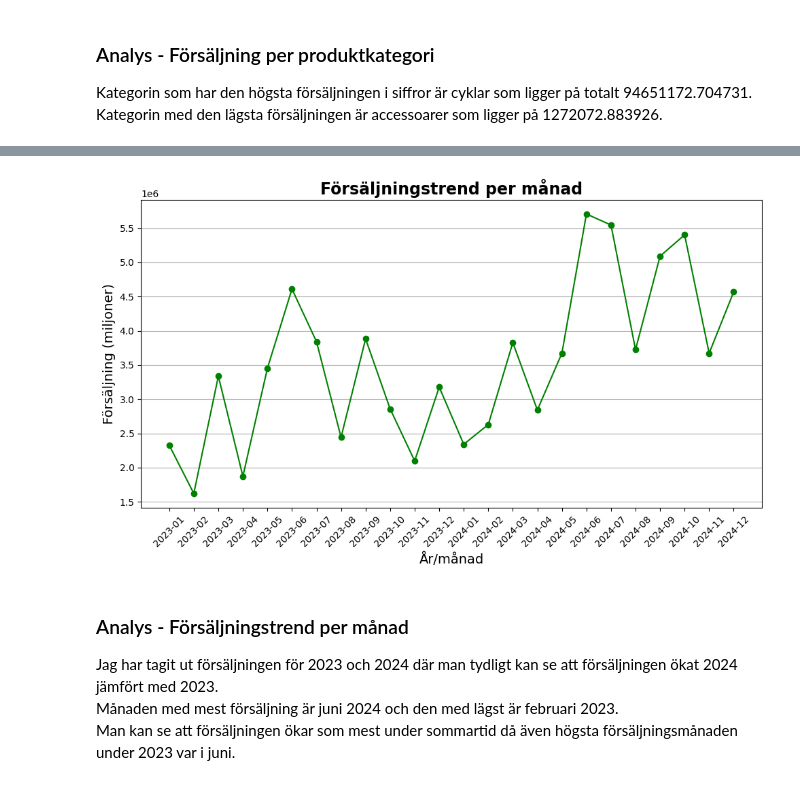
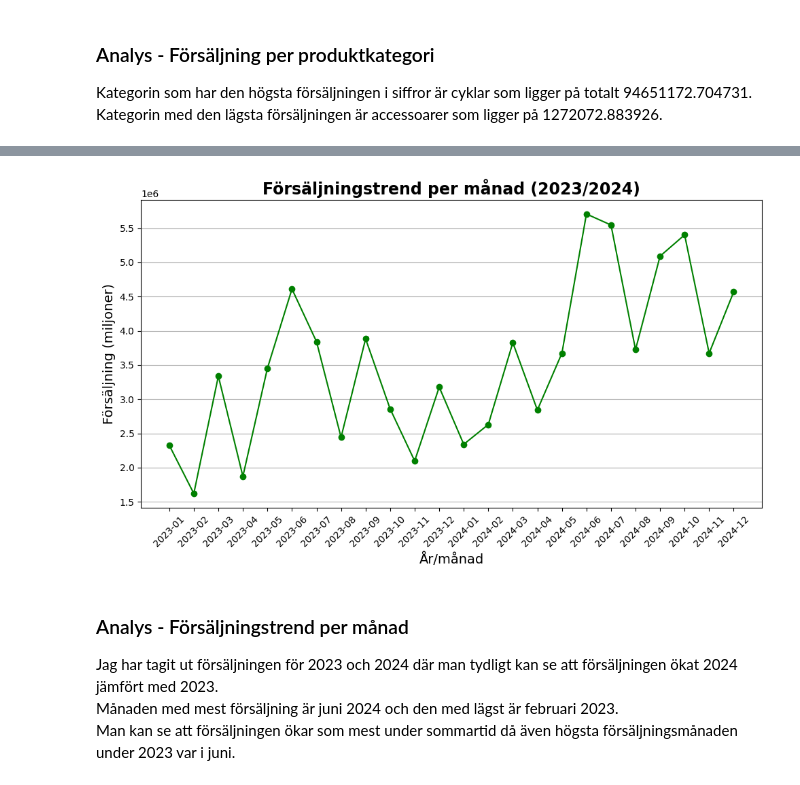
Before and after one commit to MagdalenaPersson/adventureworks-analys, a Jupyter notebook: notebooks/analys.ipynb, the cells around one changed output, grey strips where cells are left out. Saved outputs shown, nothing was run; the diff lists cells and outputs as text; code cells hidden in the pictures.

```diff
--- a/notebooks/analys.ipynb
+++ b/notebooks/analys.ipynb
@@ -173,28 +172,28 @@ Skapa Linjediagram (line plot)
 # %%
 query_vis3 = """
 SELECT
     FORMAT(OrderDate, 'yyyy-MM') AS YearMonth,
     SUM(TotalDue) AS TotalSales
 FROM Sales.SalesOrderHeader
 WHERE OrderDate >= '2023-01-01'
 AND OrderDate < '2025-01-01'
 GROUP BY FORMAT(OrderDate, 'yyyy-MM')
 ORDER BY YearMonth ASC;
 """
 
 df_vis3 = query_df(query_vis3)
 
 fig, ax = plt.subplots(figsize=(10,6))
 plot = ax.plot(df_vis3["YearMonth"], df_vis3["TotalSales"], marker="o", color="green")
-ax.set_title("Försäljningstrend per månad", fontsize=17, fontweight="bold")
+ax.set_title("Försäljningstrend per månad (2023/2024)", fontsize=17, fontweight="bold")
 ax.set_xlabel("År/månad", fontsize=14)
 ax.set_ylabel("Försäljning (miljoner)", fontsize=14)
 ax.grid(True, axis="y")
 plt.xticks(rotation=45)
 plt.tight_layout()
 plt.show()
 # %% [output]
-[figure, old version]
+[figure, new version]
 # %% [markdown]
 ### Analys - Försäljningstrend per månad
 
```
Also changed, not shown: parts of 5 cells of this notebook, 2 other files.
